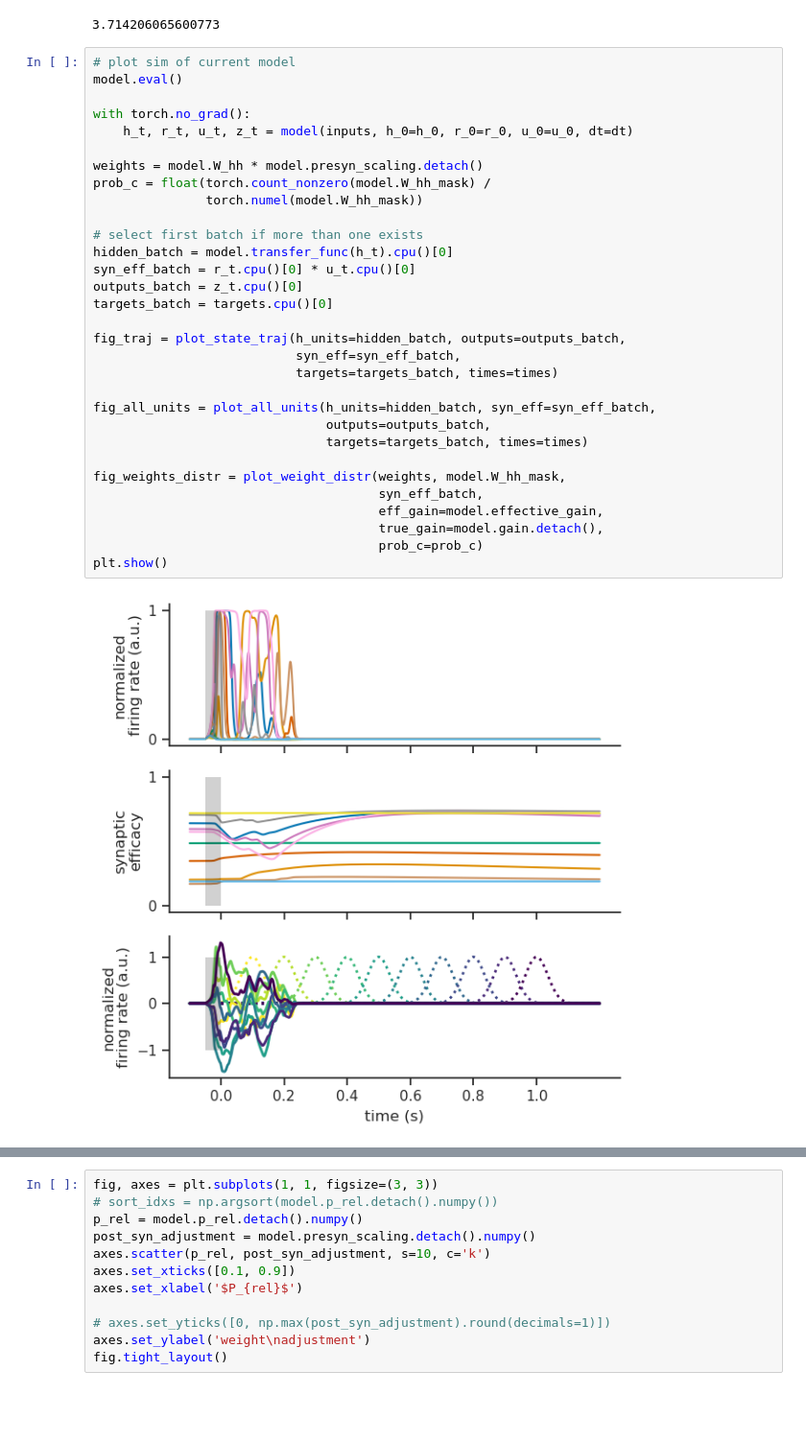
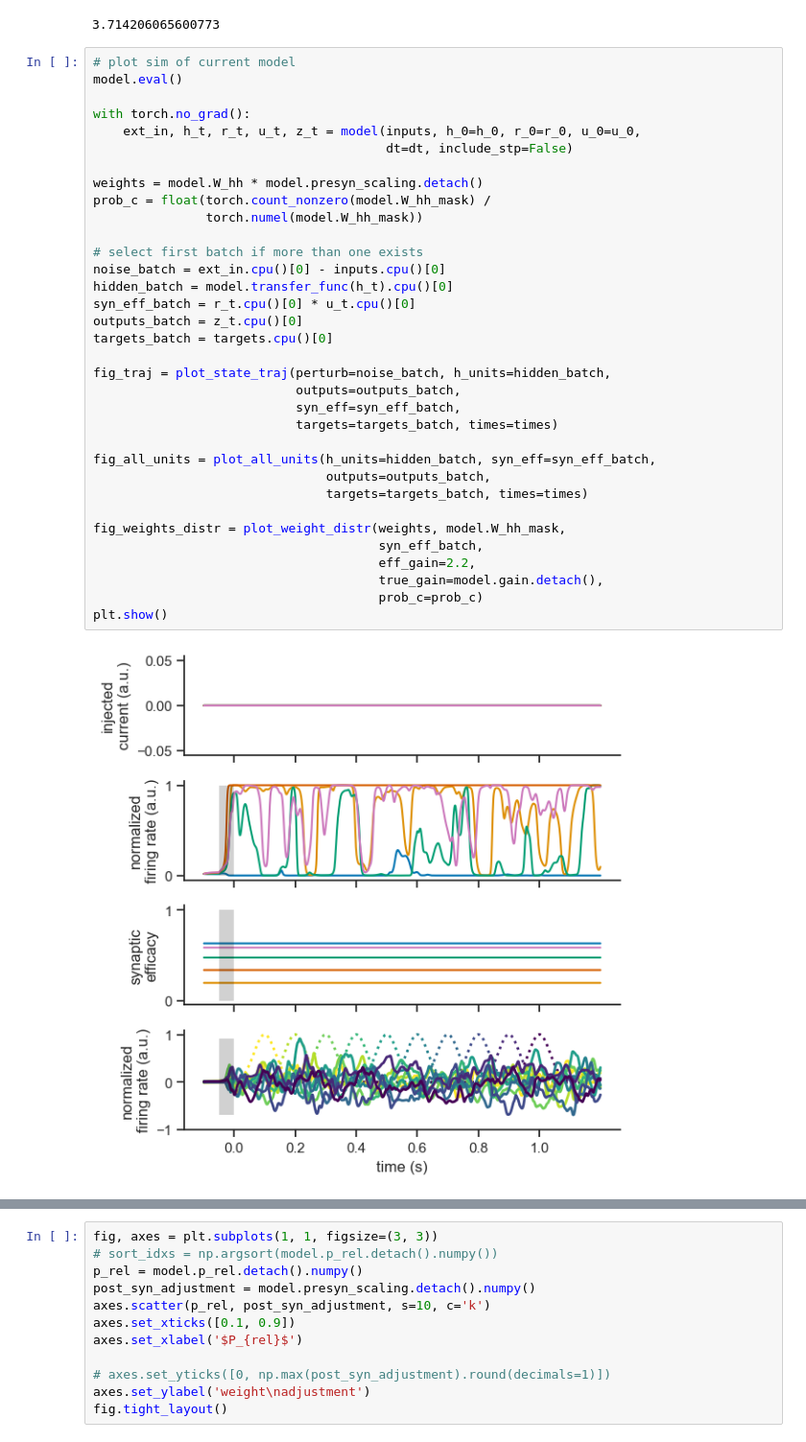
Before and after one commit to rythorpe/time_coding, a Jupyter notebook: aux_dev.ipynb, the cells around one changed output, grey strips where cells are left out. Shown at 96% size. Drawn from its saved outputs; the diff is of its cells as text; blank space fills up the shorter version.

```diff
--- a/aux_dev.ipynb
+++ b/aux_dev.ipynb
@@ -547,33 +601,36 @@ sim_stats_post['dimensionality']
 # %%
 # plot sim of current model
 model.eval()
 
 with torch.no_grad():
-    h_t, r_t, u_t, z_t = model(inputs, h_0=h_0, r_0=r_0, u_0=u_0, dt=dt)
+    ext_in, h_t, r_t, u_t, z_t = model(inputs, h_0=h_0, r_0=r_0, u_0=u_0,
+                                       dt=dt, include_stp=False)
 
 weights = model.W_hh * model.presyn_scaling.detach()
 prob_c = float(torch.count_nonzero(model.W_hh_mask) /
                torch.numel(model.W_hh_mask))
 
 # select first batch if more than one exists
+noise_batch = ext_in.cpu()[0] - inputs.cpu()[0]
 hidden_batch = model.transfer_func(h_t).cpu()[0]
 syn_eff_batch = r_t.cpu()[0] * u_t.cpu()[0]
 outputs_batch = z_t.cpu()[0]
 targets_batch = targets.cpu()[0]
 
-fig_traj = plot_state_traj(h_units=hidden_batch, outputs=outputs_batch,
+fig_traj = plot_state_traj(perturb=noise_batch, h_units=hidden_batch,
+                           outputs=outputs_batch,
                            syn_eff=syn_eff_batch,
                            targets=targets_batch, times=times)
 
 fig_all_units = plot_all_units(h_units=hidden_batch, syn_eff=syn_eff_batch,
                                outputs=outputs_batch,
                                targets=targets_batch, times=times)
 
 fig_weights_distr = plot_weight_distr(weights, model.W_hh_mask,
                                       syn_eff_batch,
-                                      eff_gain=model.effective_gain,
+                                      eff_gain=2.2,
                                       true_gain=model.gain.detach(),
                                       prob_c=prob_c)
 plt.show()
 # %% [output]
-[figure, old version]
+[figure, new version]
```
Also changed, not shown: parts of 13 cells of this notebook, 2 other files.
